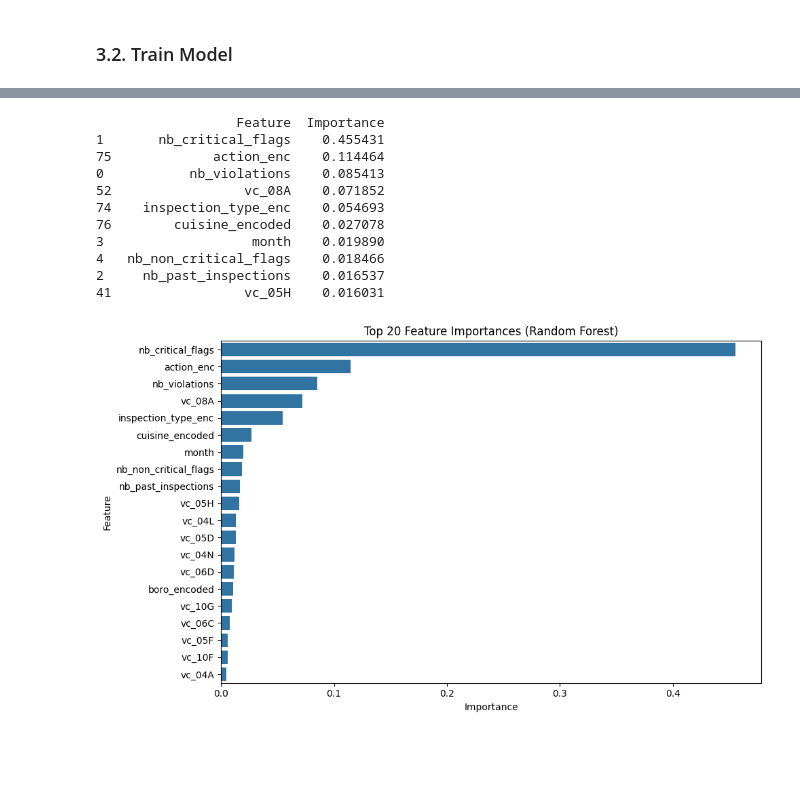
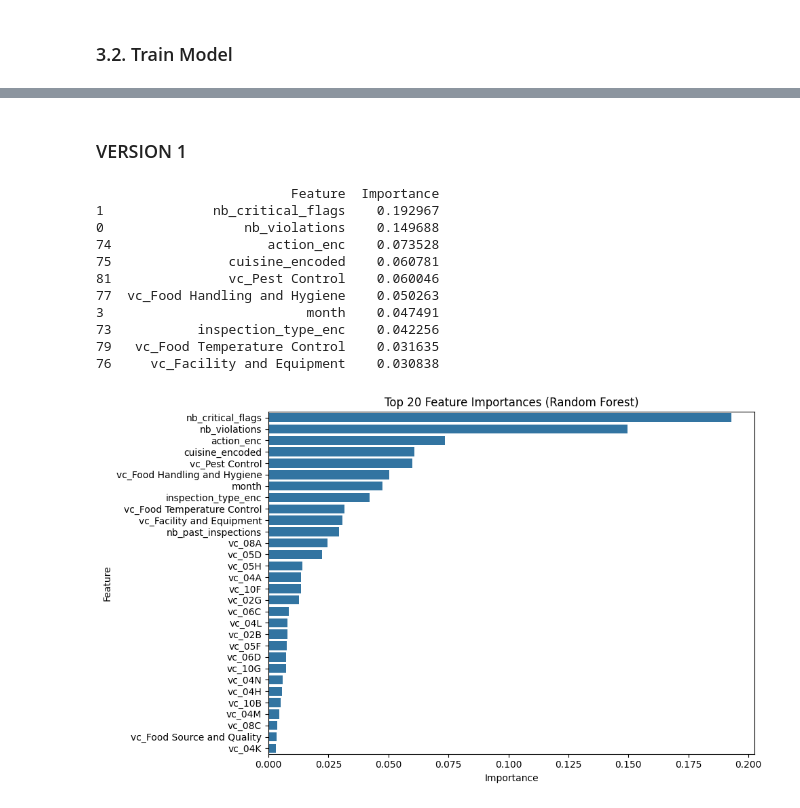
Before and after one commit to mcosta95/nyc-business-case, a Jupyter notebook: final_notebook/main.ipynb, the cells around one changed output, grey strips where cells are left out. Cells and saved outputs as stored; diff of their text form; code cells hidden in the pictures; blank space fills up the shorter version.

```diff
--- a/main.ipynb
+++ b/final_notebook/main.ipynb
@@ -850,3 +785,9 @@ array(['timetemperature control for safety tcs food not cooked to required minim
+# %%
+df_temp = data_final[['camis', 'inspection_date', 'violation_category']].dropna()
+df_violaton_category_dummies = pd.get_dummies(df_temp['violation_category'], prefix='vc')
+df_violaton_category_enc = pd.concat([df_temp[['camis', 'inspection_date']], df_violaton_category_dummies], axis=1)
+df_violaton_category_enc = df_violaton_category_enc.groupby(['camis', 'inspection_date'], as_index=False).sum().fillna(0)
+data_transformed = data_transformed.merge(df_violaton_category_enc, on=['camis', 'inspection_date'], how='left')
 # %% [markdown]
 ## 3. Modelling
 # %%
@@ -870,4 +815,4 @@ Index(['camis', 'inspection_date', 'boro', 'cuisine_description', 'action',
       dtype='object')
 # %%
-drop_columns = ['camis', 'inspection_date', 'boro', 'cuisine_description', 'action', 'inspection_type', 'year', 'day_of_week', 'action_simplified', 'nb_non_critical_flags',  'boro_encoded']
+drop_columns = ['camis', 'inspection_date', 'boro', 'cuisine_description', 'action', 'inspection_type', 'year', 'day_of_week', 'action_simplified', 'nb_non_critical_flags']
 data_model = data_transformed.drop(columns=drop_columns).drop_duplicates()
@@ -1055,34 +928,66 @@ Fitting 5 folds for each of 20 candidates, totalling 100 fits
+# %% [markdown]
+### VERSION 1
+# %%
+rf = RandomForestClassifier(class_weight='balanced', random_state=42)
+
+# Define hyperparameter search space
+param_dist = {
+    'n_estimators': randint(200, 1000),               # Broader range for potentially better models
+    'max_depth': randint(10, 50),                     # Allow deeper trees
+    'min_samples_split': randint(2, 20),              # Explore more splitting strategies
+    'min_samples_leaf': randint(1, 10),               # Try slightly larger leaves
+    'max_features': ['sqrt', 'log2', None]            # Feature sampling strategies
+}
+
+# RandomizedSearchCV
+random_search = RandomizedSearchCV(
+    estimator=rf,
+    param_distributions=param_dist,
+    n_iter=20,  # Number of models to try
+    scoring='f1_macro',
+    cv=5,
+    verbose=1,
+    random_state=42,
+    n_jobs=-1
+)
+
+# Fit search
+random_search.fit(X_train, y_train)
+
+# Best model
+best_model = random_search.best_estimator_
+print("✅ Best Parameters:", random_search.best_params_)
 # %%
 importances = best_model.feature_importances_
 
 # Create a DataFrame
 feature_importances = pd.DataFrame({
     'Feature': X_train.columns,
     'Importance': importances
 })
 
 # Sort by importance
 feature_importances = feature_importances.sort_values(by='Importance', ascending=False)
 
 # Display top features
 print(feature_importances.head(10))
 
 # Optional: Plot
 plt.figure(figsize=(10, 6))
-sns.barplot(x='Importance', y='Feature', data=feature_importances.head(20))
+sns.barplot(x='Importance', y='Feature', data=feature_importances.head(30))
 plt.title('Top 20 Feature Importances (Random Forest)')
 plt.tight_layout()
 plt.show()
 # %% [output]
-                  Feature  Importance
-1       nb_critical_flags    0.455431
-75             action_enc    0.114464
-0           nb_violations    0.085413
-52                 vc_08A    0.071852
-74    inspection_type_enc    0.054693
-76        cuisine_encoded    0.027078
-3                   month    0.019890
-4   nb_non_critical_flags    0.018466
-2     nb_past_inspections    0.016537
-41                 vc_05H    0.016031
+                         Feature  Importance
+1              nb_critical_flags    0.192967
+0                  nb_violations    0.149688
+74                    action_enc    0.073528
+75               cuisine_encoded    0.060781
+81               vc_Pest Control    0.060046
+77  vc_Food Handling and Hygiene    0.050263
+3                          month    0.047491
+73           inspection_type_enc    0.042256
+79   vc_Food Temperature Control    0.031635
+76     vc_Facility and Equipment    0.030838
-[figure, old version]
+[figure, new version]
```
Also changed, not shown: parts of 44 cells of this notebook, 7 other files.
